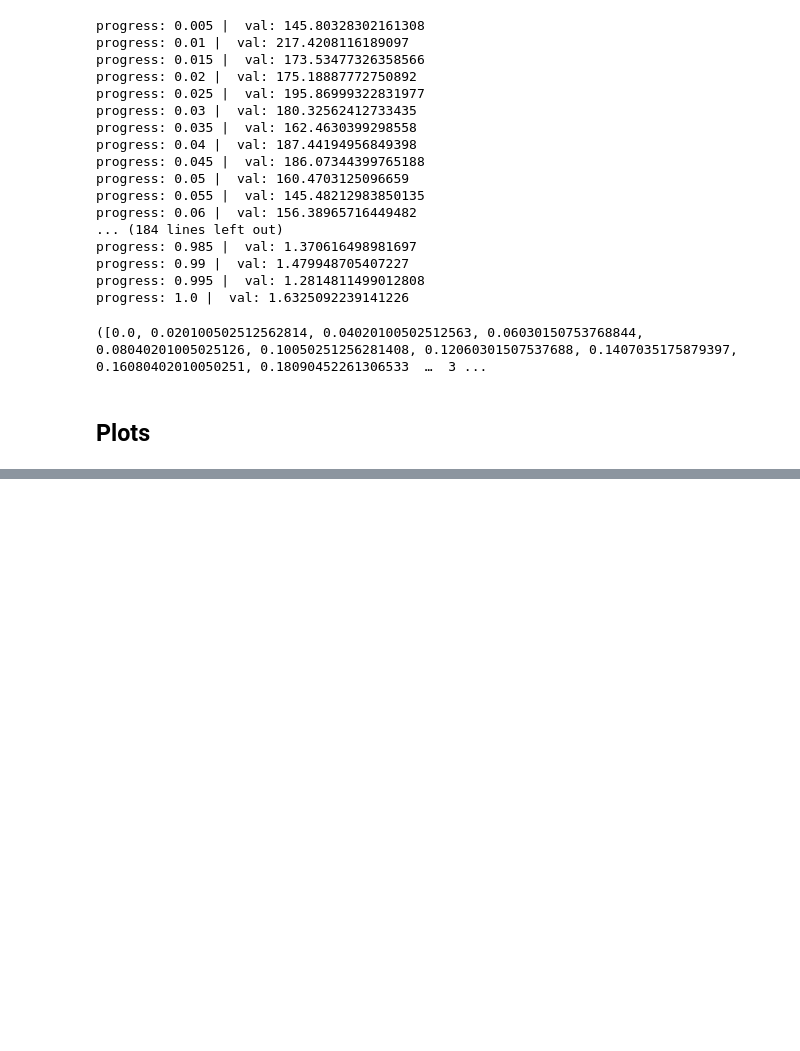
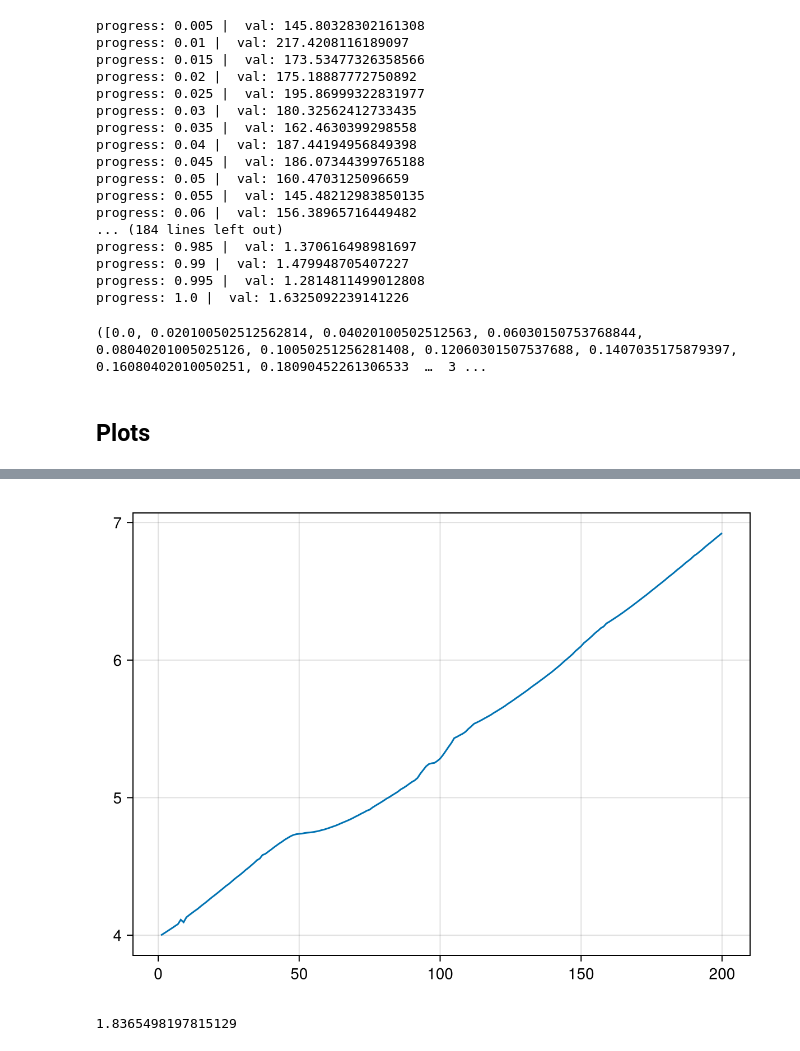
Before and after one commit to fernandopenaranda/LMC, a Jupyter notebook: src/Paper/Figure_TBG.ipynb, the cells around one changed output, grey strips where cells are left out. Drawn from its saved outputs; the diff is of its cells as text; code cells hidden in the pictures; blank space fills up the shorter version.

```diff
--- a/src/Paper/Figure_TBG.ipynb
+++ b/src/Paper/Figure_TBG.ipynb
@@ -205,0 +153,10 @@ fig
+# %%
+sss = [sum(simportedvp.ofmats[i]) for i in 1:length(s.mus)]
+fig = Figure(); ax = Axis(fig[1,1]); lines!(ax, sss)
+fig
+# %% [output]
+[figure, added]
+# %%
+8/maximum(sss) * maximum(t1)
+# %% [output]
+1.8365498197815129
```
Also changed, not shown: parts of 16 cells of this notebook, 11 other files.
